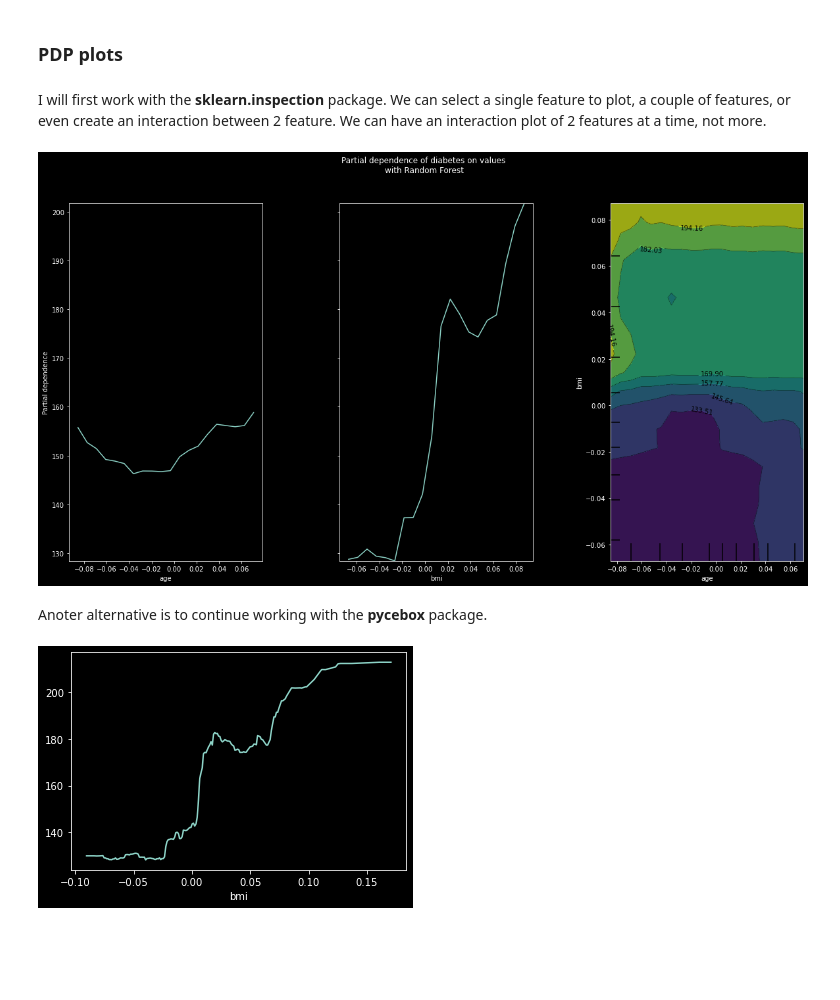
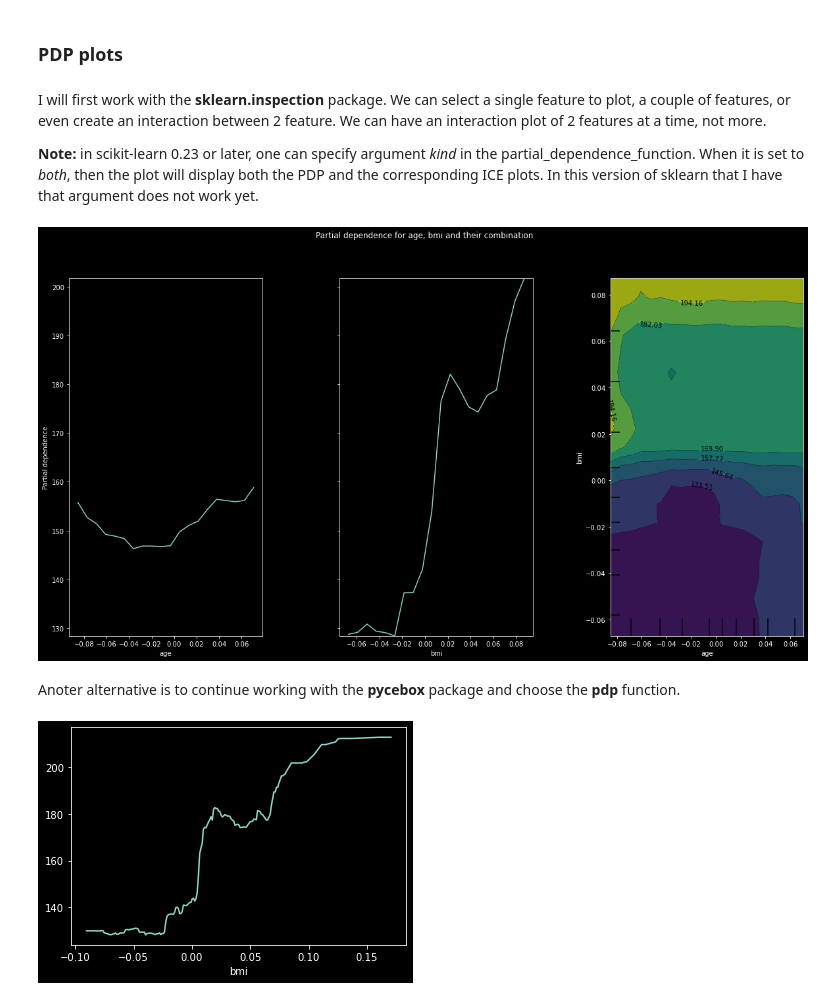
Before and after one commit to VioletaMisheva/XAI_workshop_ODSC2020, a Jupyter notebook: XAI_diabetes_df.ipynb, the cells around one changed output. Saved outputs shown, nothing was run; the diff lists cells and outputs as text; code cells hidden in the pictures; blank space fills up the shorter version.

```diff
--- a/XAI_diabetes_df.ipynb
+++ b/XAI_diabetes_df.ipynb
@@ -29,6 +29,8 @@ from lime.lime_tabular import LimeTabularExplainer
 import shap
 # %%
 # Set some pandas options
+import matplotlib
+matplotlib.rcParams['text.color'] = 'black'
 pd.set_option('display.max_columns', 1000)
 pd.set_option('display.max_colwidth', 1000)
 pd.options.display.float_format = '{:.4f}'.format
@@ -197,17 +331,19 @@ fig.savefig('s5_centeredICE.png')
 ### PDP plots
 # %% [markdown]
 I will first work with the **sklearn.inspection** package. We can select a single feature to plot, a couple of features, or even create an interaction between 2 feature. We can have an interaction plot of 2 features at a time, not more.
+
+**Note:** in scikit-learn 0.23 or later, one can specify argument *kind* in the partial_dependence_function. When it is set to *both*, then the plot will display both the PDP and the corresponding ICE plots. In this version of sklearn that I have that argument does not work yet.
 # %%
 # Define features to include in the plots
+# One can identify single feature, or a combination of features, given as a tuple
 features = ['age', 'bmi', ('age', 'bmi')]
 
 fig, ax = plt.subplots(figsize=(20, 10))
 plot_partial_dependence(estimator=clf, target=y,
                         X=X, #raw features data
-                        features= features, fig=fig, grid_resolution=20) #columns we want to show
+                        features=features, fig=fig, grid_resolution=20) #columns we want to show
 
-fig.suptitle('Partial dependence of diabetes on values \n'
-              'with Random Forest')
+fig.suptitle('Partial dependence for age, bmi and their combination')
 fig.subplots_adjust(wspace=0.4, hspace=0.3)
 # %% [output]
-[figure, old version]
+[figure, new version]
@@ -214,7 +353,7 @@ fig.subplots_adjust(wspace=0.4, hspace=0.3)
 # %%
 fig.savefig('PDP_plot_bmi_age.png')
 # %% [markdown]
-Anoter alternative is to continue working with the **pycebox** package.
+Anoter alternative is to continue working with the **pycebox** package and choose the **pdp** function.
 # %%
 icebox.pdp(bmi_ice_df).plot()
 plt.savefig('PDP_bmi_pycebox.png')
```
Also changed, not shown: parts of 54 cells of this notebook.
